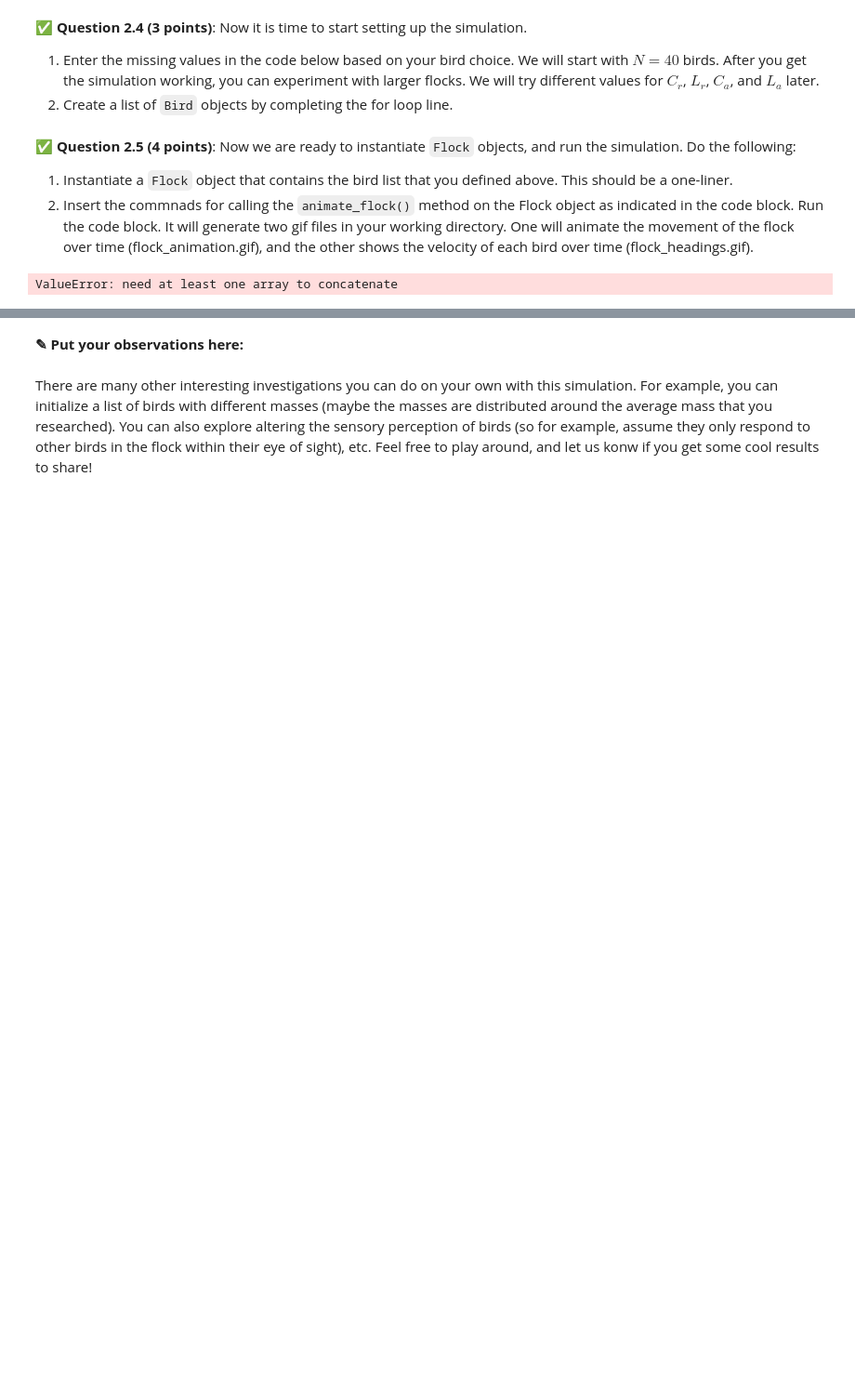
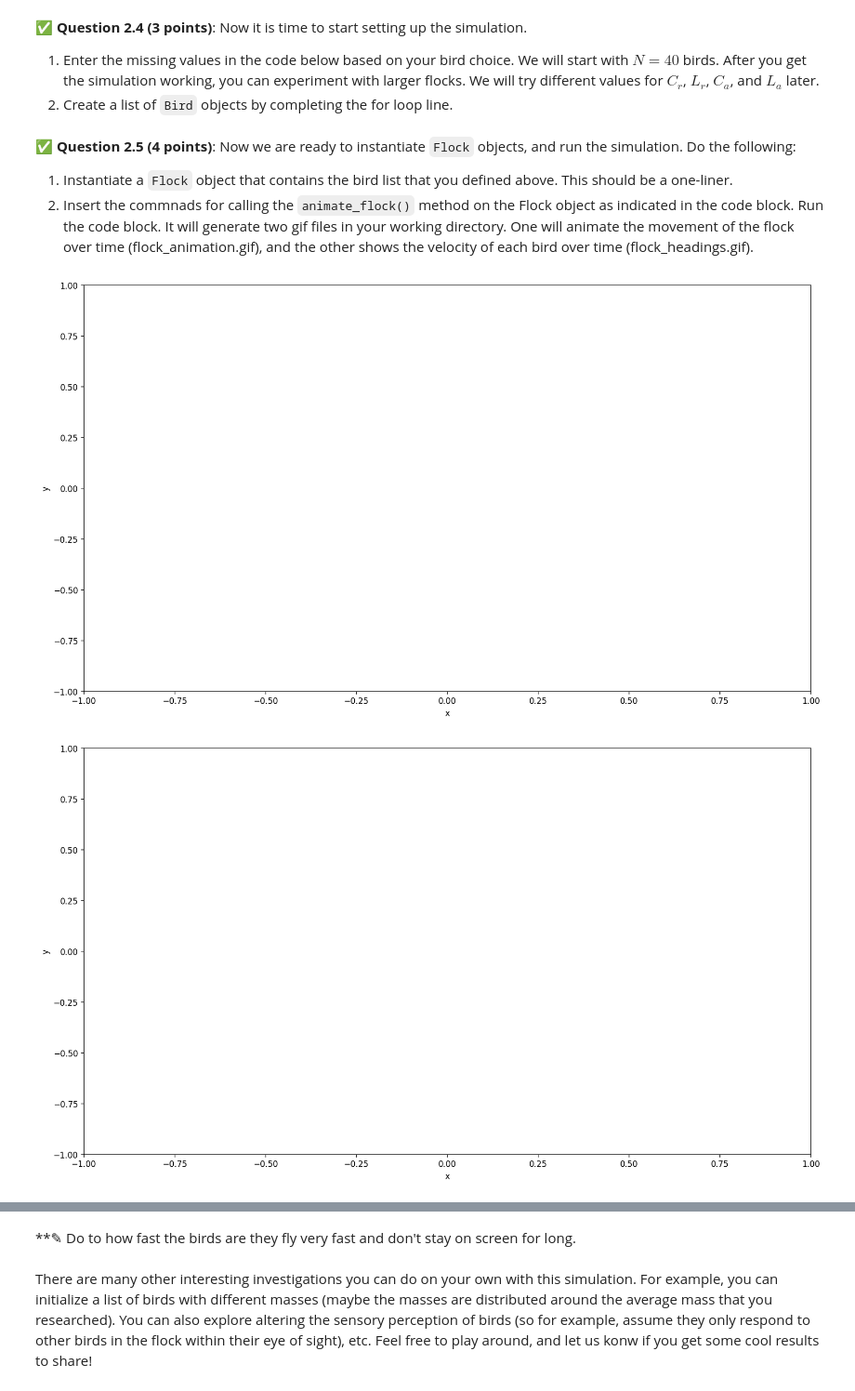
Before and after one commit to dixonde3/CMSE-202, a Jupyter notebook: hw-02/HW-02_ABMandGraphTheory-STUDENT.ipynb, the cells around one changed output, grey strips where cells are left out. Shown: that part at 93% size. Drawn from its saved outputs; the diff is of its cells as text; code cells hidden in the pictures; blank space fills up the shorter version.

```diff
--- a/hw-02/HW-02_ABMandGraphTheory-STUDENT.ipynb
+++ b/hw-02/HW-02_ABMandGraphTheory-STUDENT.ipynb
@@ -465,7 +465,7 @@ La = 1
 # Instantiate the Bird class
 bird_list = []
 for k in range(0, N):
-    pass
+    bird_list.append(Bird(bird_type, mass, visual_field, wing_span, max_speed, alpha, beta))
 # %% [markdown]
 &#9989; **Question 2.5 (4 points)**: Now we are ready to instantiate `Flock` objects, and run the simulation. Do the following:
 1. Instantiate a `Flock` object that contains the bird list that you defined above. This should be a one-liner.
@@ -476,7 +476,7 @@ for k in range(0, N):
 # Instantiate the flock
 # <----------------------------------------------------------------------------------------------Instantiate the flock here
 
-my_squad = Flock(group_name=group_name, Cr=Cr, Ca=Ca, Lr=Lr, La=La, bird_list=(bird_list))
+my_squad = Flock(group_name=group_name, Cr=Cr, Ca=Ca, Lr=Lr, La=La, bird_list=bird_list)
 
 # Instantiate the integrator birdMover
 # birdMover (integrator) parameters
@@ -484,36 +484,37 @@ my_squad = Flock(group_name=group_name, Cr=Cr, Ca=Ca, Lr=Lr, La=La, bird_list=(b
 tspan = [0, 30]
 simulation = BirdMOver(tspan)
 
 # Perform the integration
 simulation.simulate_flock(my_squad)
 
 # We will now create an animation of the flock. Define the time points that will be used in the animation, and create the time vector.
 nsteps = 150  # number of time vector points to evaluate the solution on
 t_vec = np.linspace(tspan[0], tspan[1], nsteps)
 
 # add metadata to the animation
 metadata = dict(title='flock_movement.gif', artist='madScientist')
 # define boundaries of the figure
 fig_bounds = [-1, 1, -1, 1]  # [xmin, xmax, ymin, ymax]
 # file name for the animation
 file_name = 'flock_animation.gif'
 
 # call the animate_flock method to animate flock locations
 # <------------------------------------------------------------------------------------------------- call the animate_flock method here to animate positions
-flock.flock_animation()
+my_squad.animate_flock(simulation= simulation,t_vec=t_vec, fig_bounds=fig_bounds, metadata= metadata,save_as = 'flock_animation.gif', animate_what='locations' )
 # let's create another animation for the velocity field of the flock. We will use nsteps and t_vec from above.
 # add metadata to the animation
 metadata = dict(title='flock_headings.gif', artist='madScientist')
 
 # define boundaries of the figure
 fig_bounds = [-1, 1, -1, 1]  # [xmin, xmax, ymin, ymax]
 # file name for the animation
 file_name = 'headings_animation.gif'
 
 # call the animate_flock method
-flock.flock_animation()
+my_squad.animate_flock(simulation= simulation,t_vec=t_vec, fig_bounds=fig_bounds, metadata= metadata, save_as = 'headings_animation.gif', animate_what='velocities' )
 # %% [output]
-ValueError: need at least one array to concatenate
+[figure, added]
+[figure, added]
 # %% [markdown]
 &#9989; **Question 2.6 (8 points)**: If all goes well, you should obtain a gif showing the birds flying in clumps along a ring similar to the animation below (I used nsteps=300, and tspan=[0,60] to make the animation smoother and longer).
 The gif on the left shows positions over time, while the plot on the right is a quiver plot of the velocities. The color in both animations corresopnds to the velcities of the birds.
@@ -532,8 +533,8 @@ Different flock parameters can lead to different swarming behavior, or even the
 * __Hint2__: start with grid_bound=[-1,1,-1,1]. If the birds leave that bound, try expanding image boundary and re-animate to get a better view of wht the flock is doing. Also, increasing nsteps from 150 to 200, or 300 will create a smoother animation, but may increase the runtime.
 
 <img src="https://github.com/hoolagans/CMSE202_FS24/blob/main/flock_parameter_chart.png?raw=true" alt="Diagram showing partitioned space of the D'Orsonga model." align="center" style="width:25%"/>
-# %% [markdown]
-**<font size=+3>&#9998;</font> Put your observations here:**
+# %% [markdown]
+**<font size=+3>&#9998;</font> Do to how fast the birds are they fly very fast and don't stay on screen for long.
 # %% [markdown]
 There are many other interesting investigations you can do on your own with this simulation. For example, you can initialize a list of birds with different masses (maybe the masses are distributed around the average mass that you researched). You can also explore altering the sensory perception of birds (so for example, assume they only respond to other birds in the flock within their eye of sight), etc. Feel free to play around, and let us konw if you get some cool results to share!
 # %% [markdown]
```
Also changed, not shown: parts of 24 cells of this notebook, 2 other files.
